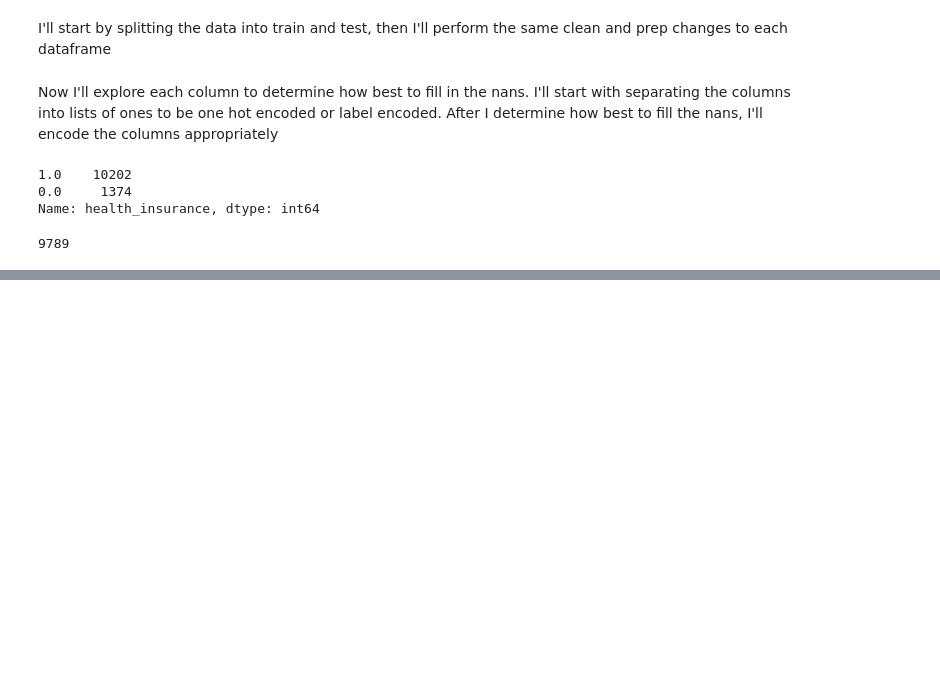
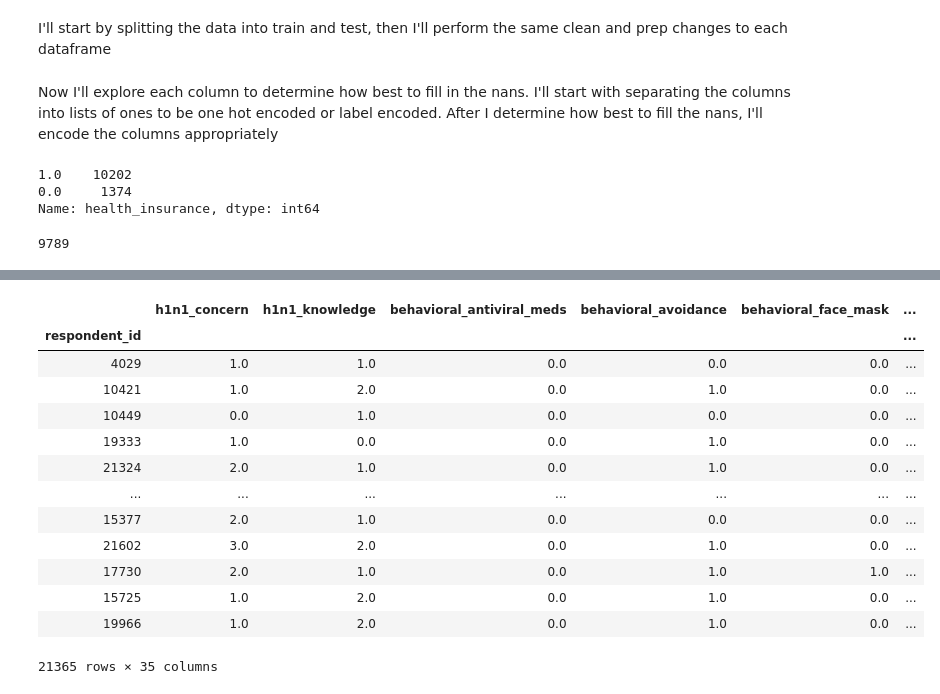
Before and after one commit to JadaShipp/predicting_flu, a Jupyter notebook: predicting_flu_analysis.ipynb, the cells around one changed output, grey strips where cells are left out. Saved outputs shown, nothing was run; the diff lists cells and outputs as text; code cells hidden in the pictures; blank space fills up the shorter version.

Commit message:
filled all nulls

```diff
--- a/predicting_flu_analysis.ipynb
+++ b/predicting_flu_analysis.ipynb
@@ -154,0 +162,8 @@ percent_nans(df)
+# %%
+def fill_null_values(train, test):
+    train = train.apply(lambda x:x.fillna(x.value_counts().index[0]))
+    test = test.apply(lambda x:x.fillna(x.value_counts().index[0]))
+
+    return train, test
+# %%
+train, test = fill_null_values(train, test)
@@ -154,0 +210,17 @@ percent_nans(df)
+# %%
+train
+# %% [output]
+|  | h1n1_concern | h1n1_knowledge | behavioral_antiviral_meds | behavioral_avoidance | behavioral_face_mask | ... |
+| respondent_id |  |  |  |  |  | ... |
+| 4029 | 1.0 | 1.0 | 0.0 | 0.0 | 0.0 | ... |
+| 10421 | 1.0 | 2.0 | 0.0 | 1.0 | 0.0 | ... |
+| 10449 | 0.0 | 1.0 | 0.0 | 0.0 | 0.0 | ... |
+| 19333 | 1.0 | 0.0 | 0.0 | 1.0 | 0.0 | ... |
+| 21324 | 2.0 | 1.0 | 0.0 | 1.0 | 0.0 | ... |
+| ... | ... | ... | ... | ... | ... | ... |
+| 15377 | 2.0 | 1.0 | 0.0 | 0.0 | 0.0 | ... |
+| 21602 | 3.0 | 2.0 | 0.0 | 1.0 | 0.0 | ... |
+| 17730 | 2.0 | 1.0 | 0.0 | 1.0 | 1.0 | ... |
+| 15725 | 1.0 | 2.0 | 0.0 | 1.0 | 0.0 | ... |
+| 19966 | 1.0 | 2.0 | 0.0 | 1.0 | 0.0 | ... |
+21365 rows × 35 columns
```
Also changed, not shown: parts of 8 cells of this notebook.
